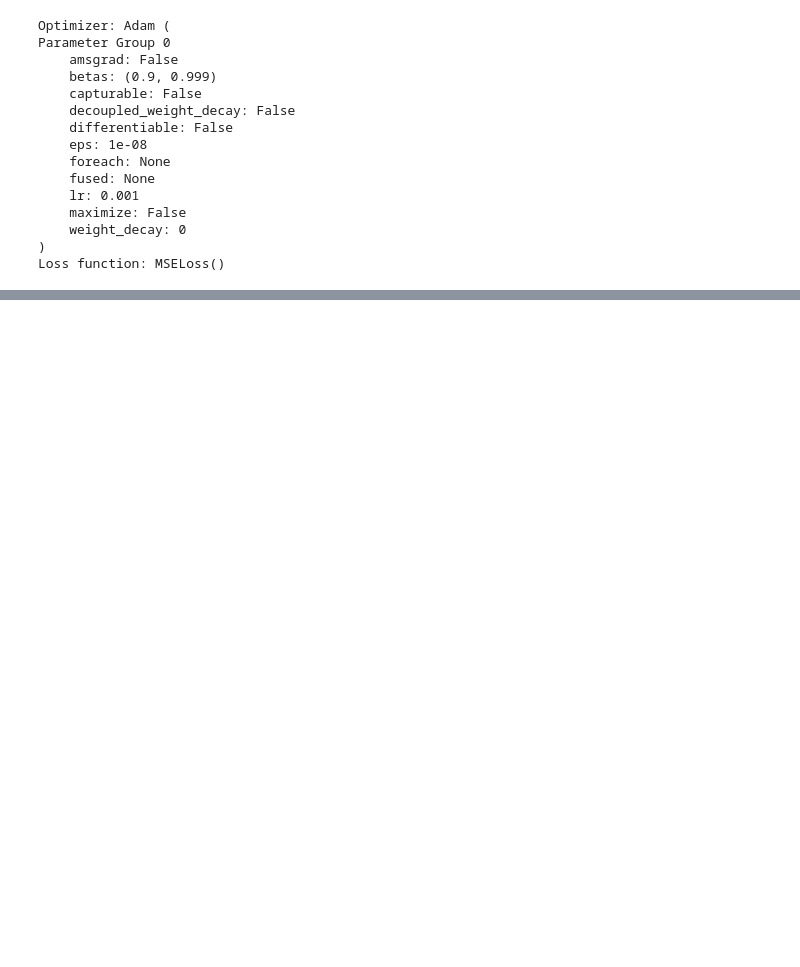
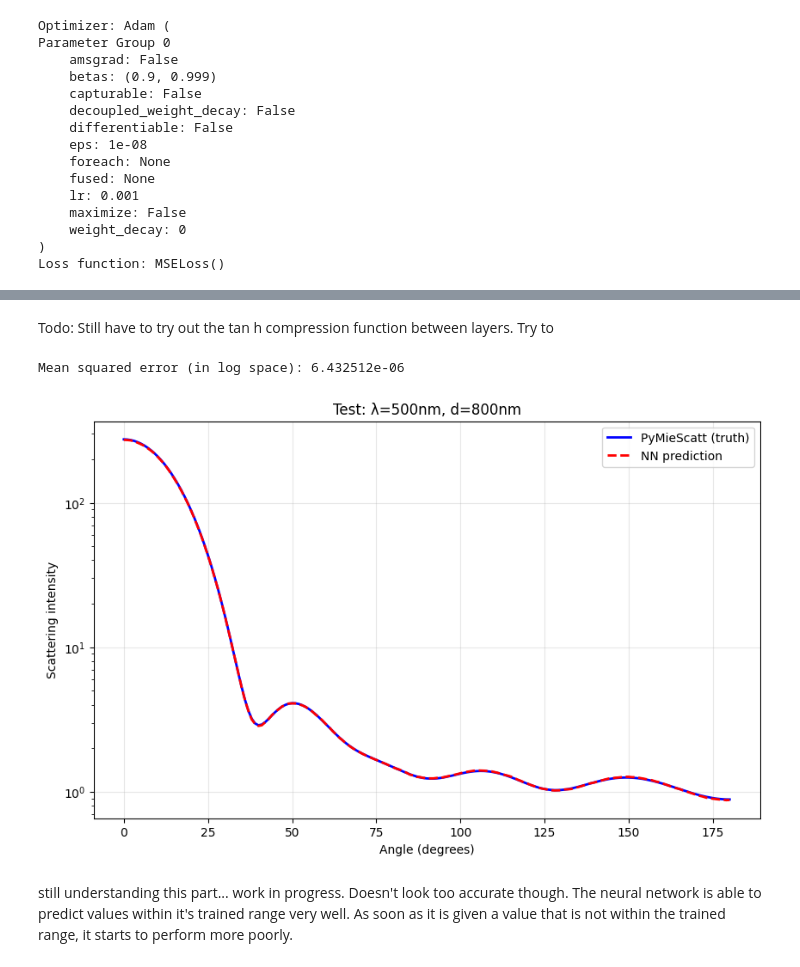
Before and after one commit to james-613/Simple-Mie-Theory-Neural-Network, a Jupyter notebook: simple_mie_theory_NN.ipynb, the cells around one changed output, grey strips where cells are left out. Drawn from its saved outputs; the diff is of its cells as text; code cells hidden in the pictures; blank space fills up the shorter version.

```diff
--- a/simple_mie_theory_NN.ipynb
+++ b/simple_mie_theory_NN.ipynb
@@ -333,0 +366,60 @@ plt.show()
+# %% [markdown]
+Todo: Still have to try out the tan h compression function between layers. Try to
+# %%
+def predict_scattering(wavelength, diameter):
+    """Predict scattering curve for a given wavelength and diameter."""
+    # Normalize the inputs the same way we did during training
+    norm_wavelength = (wavelength - 450) / 100
+    norm_diameter   = (diameter - 700) / 200
+
+    # Convert to tensor with shape (1, 2) — one example, two features
+    input_tensor = torch.FloatTensor([[norm_wavelength, norm_diameter]])
+
+    # Run through the network
+    with torch.no_grad():
+        log_pred = model(input_tensor)
+
+    # Convert from log space back to real brightness
+    pred_curve = 10 ** log_pred.numpy().flatten()
+
+    return pred_curve
+
+
+def true_scattering(wavelength, diameter):
+    """Compute the actual PyMieScatt scattering curve."""
+    m = complex(1.6, 1.0)  # brown carbon
+    theta, SL, SR, SU = ps.ScatteringFunction(
+        m, wavelength, diameter,
+        minAngle=0, maxAngle=180, angularResolution=1
+    )
+    return SU
+
+
+# Pick any wavelength and diameter to test
+test_wavelength = 500  # nm
+test_diameter = 800    # nm
+
+# Get both predictions
+nn_curve = predict_scattering(test_wavelength, test_diameter)
+true_curve = true_scattering(test_wavelength, test_diameter)
+
+# Calculate error
+error = np.mean((np.log10(nn_curve) - np.log10(true_curve))**2)
+print(f"Mean squared error (in log space): {error:.6e}")
+
+# Plot
+plt.figure(figsize=(10, 6))
+plt.plot(true_curve, '-',  color='blue', linewidth=2, label='PyMieScatt (truth)')
+plt.plot(nn_curve,   '--', color='red',  linewidth=2, label='NN prediction')
+plt.xlabel("Angle (degrees)")
+plt.ylabel("Scattering intensity")
+plt.title(f"Test: λ={test_wavelength}nm, d={test_diameter}nm")
+plt.yscale('log')
+plt.legend()
+plt.grid(True, alpha=0.3)
+plt.show()
+# %% [output]
+Mean squared error (in log space): 6.432512e-06
+[figure, added]
+# %% [markdown]
+still understanding this part... work in progress. Doesn't look too accurate though. The neural network is able to predict values within it's trained range very well. As soon as it is given a value that is not within the trained range, it starts to perform more poorly.
```
Also changed, not shown: parts of 11 cells of this notebook.
